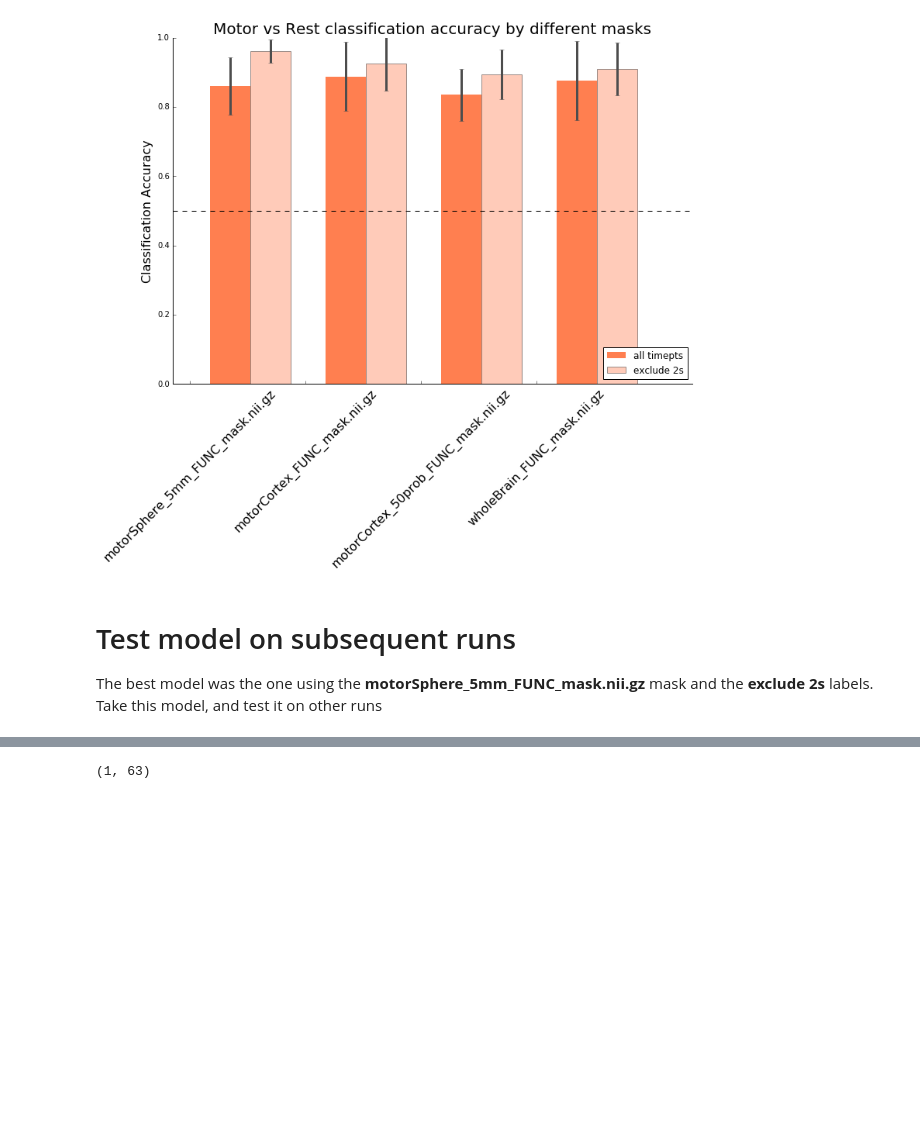
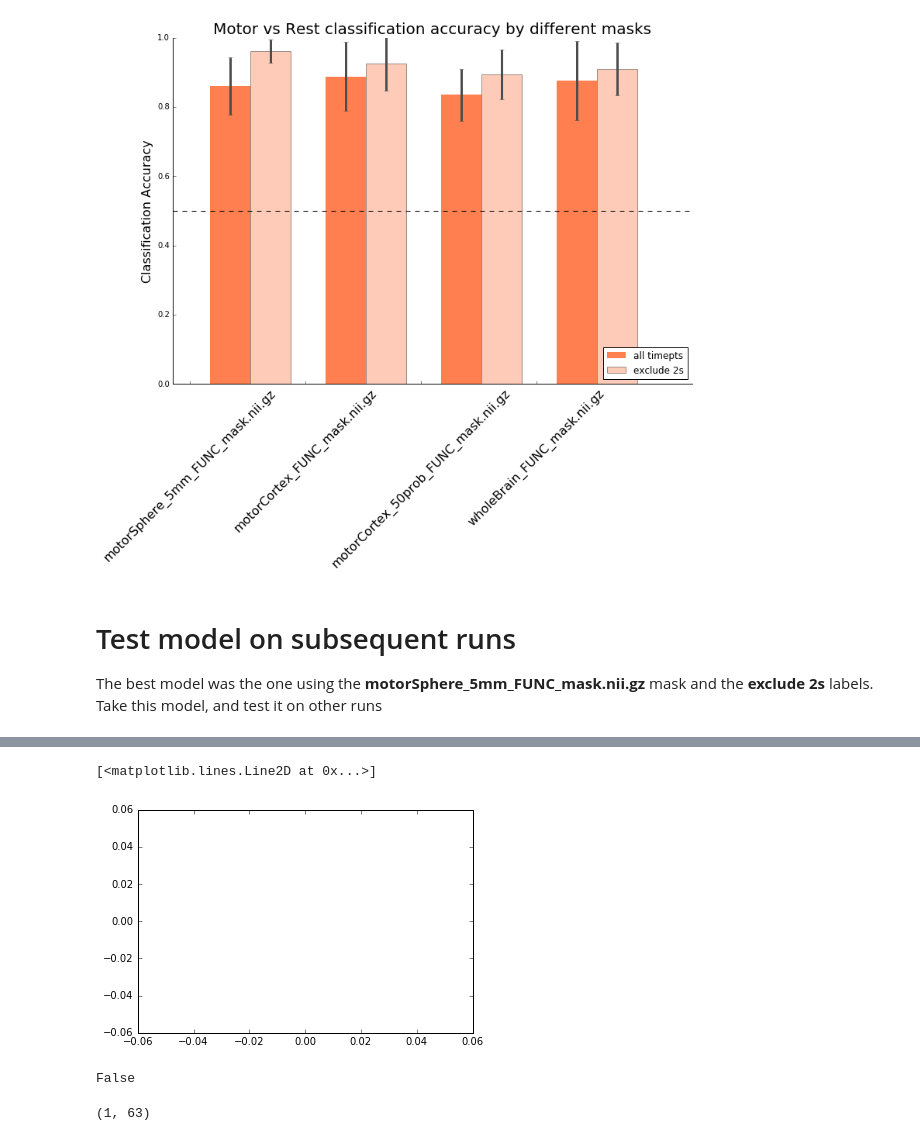
Before and after one commit to jeffmacinnes/b2b, a Jupyter notebook: analysis/subject001_multivoxel.ipynb, the cells around one changed output, grey strips where cells are left out. Drawn from its saved outputs; the diff is of its cells as text; code cells hidden in the pictures; blank space fills up the shorter version.

```diff
--- a/analysis/subject001_multivoxel.ipynb
+++ b/analysis/subject001_multivoxel.ipynb
@@ -257,0 +271,31 @@ fmri.shape
+# %%
+def classifyRun(run, mask, clf):
+
+    # path to the mask
+    maskPath =  '../data/subject001/{}/mask_transforms/FUNC_masks/{}'.format(run, mask)
+    masker = NiftiMasker(mask_img=maskPath, standardize=True)
+
+    # load the run data
+    fmri = masker.fit_transform('../data/subject001/{}/receivedFunc.nii.gz'.format(run))
+
+    # truncate to the first 58 voxels only
+    fmri = fmri[:, :58]
+
+    # empty vars to store class prediction and probability
+    predicted_class = []
+    predicted_prob = []
+
+    # loop over each timept
+    for sampleIdx in range(fmri.shape[0]):
+        # grab this sample
+        sample = fmri[sampleIdx, :].reshape(1,fmri.shape[1])  # reshape to (1,nFeatures)
+
+        # predict class
+        predicted_class.append(clf.predict(sample)[0])
+
+        # report the probability it's a motor trial
+        motorIdx = np.where(clf.classes_ == 'motor')[0][0]   # get the index of where the motor prob will be
+        motorProb = clf.predict_proba(sample)[motorIdx][0]
+        predicted_prob.append(motorProb)
+
+    return np.array(predicted_class), np.array(predicted_prob)
@@ -258,3 +368,13 @@ fmri.shape
+# %%
+y = predictedClasses == 'rest'
+plt.plot(np.array(predictedClasses == 'rest', dtype=int))
+# %% [output]
+[<matplotlib.lines.Line2D at 0x...>]
+[figure, added]
+# %%
+y
+# %% [output]
+False
 # %%
 X = fmri[100,:]
 # %%
```
Also changed, not shown: parts of 13 cells of this notebook.
